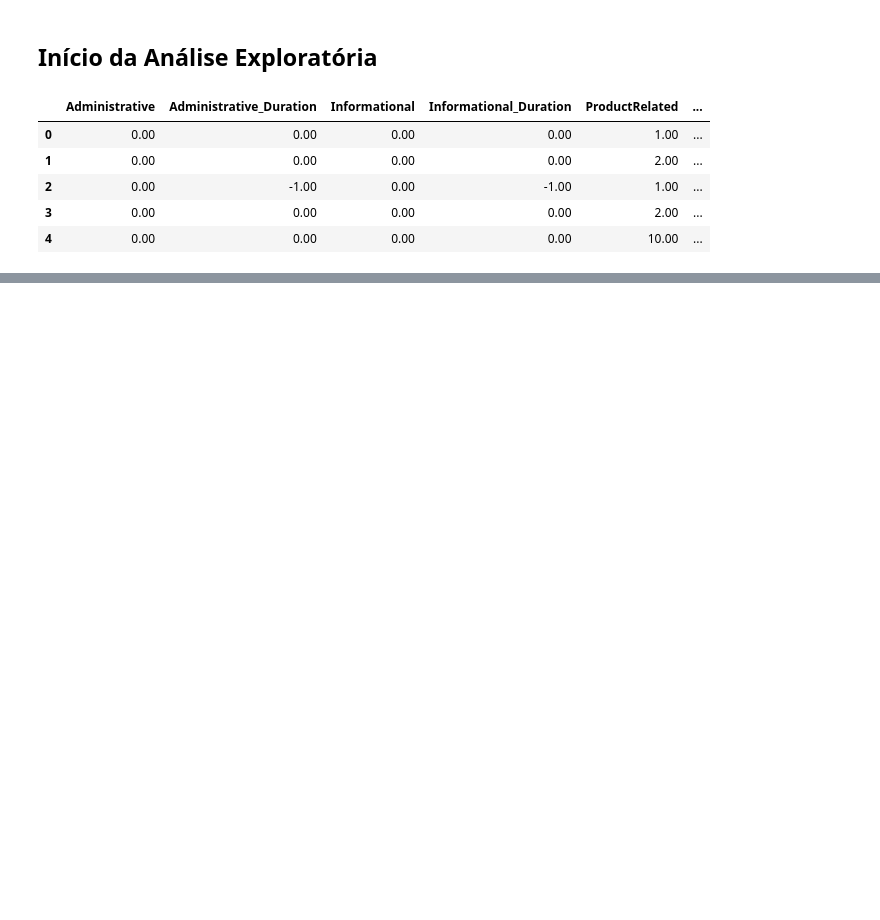
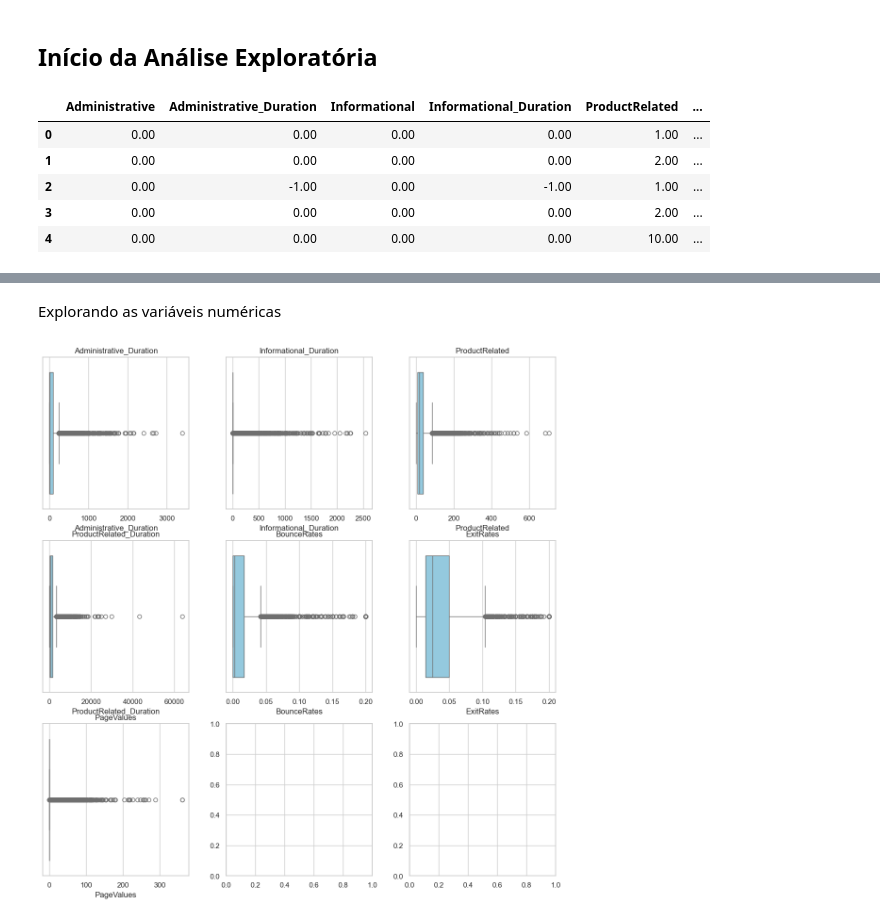
Before and after one commit to thaleswillreis/Modelo-ML-Previsao-Vendas-v1, a Jupyter notebook: ModPredPrevisaoVendas.ipynb, the cells around one changed output, grey strips where cells are left out. Drawn from its saved outputs; the diff is of its cells as text; code cells hidden in the pictures; blank space fills up the shorter version.

```diff
--- a/ModPredPrevisaoVendas.ipynb
+++ b/ModPredPrevisaoVendas.ipynb
@@ -34,0 +191,15 @@ df.head()
+# %%
+# Criar uma cópia do dataset original
+df_segm = df.copy()
+
+# Criar listas vazias para dados contínuos e outra para categóricos
+continuo = []
+categorico = []
+
+# Selecionar todas as variáveis com mais de 30 valores distintos como contínuos
+for c in df_segm.columns[:-1]:
+    if df_segm.nunique()[c] >= 30:
+        continuo.append(c)
+    else:
+        categorico.append(c)
+continuo
@@ -34,0 +246,18 @@ df.head()
+# %% [markdown]
+Explorando as variáveis numéricas
+# %%
+# Configurar o estilo do Seaborn
+sns.set(style="whitegrid")
+
+# Criar boxplots com o Seaborn
+fig, axes = plt.subplots(nrows=3, ncols=3, figsize=(12, 12))
+fig.tight_layout(pad=2.0)
+
+# Criar boxplots
+for i, col in enumerate(continuo):
+    sns.boxplot(x=df_segm[col], ax=axes[i // 3, i % 3], color='skyblue')
+    axes[i // 3, i % 3].set_title(col)
+
+plt.show()
+# %% [output]
+[figure, added]
```
Also changed, not shown: parts of 73 cells of this notebook, 1 other file.
